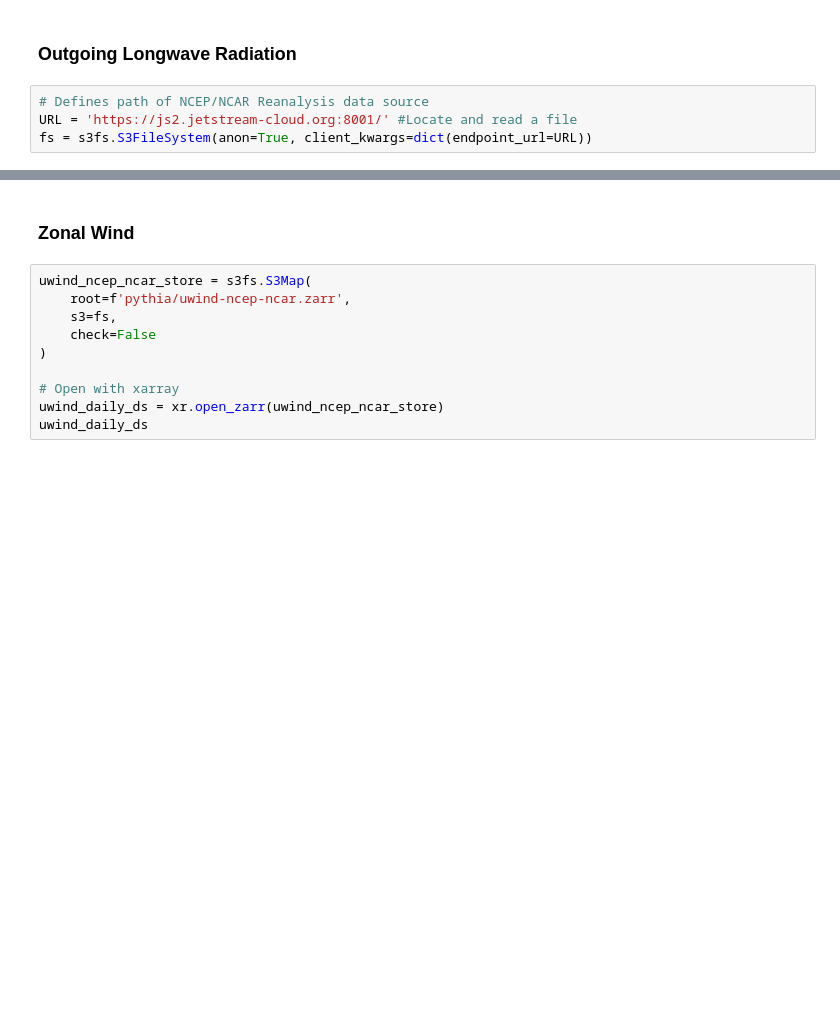
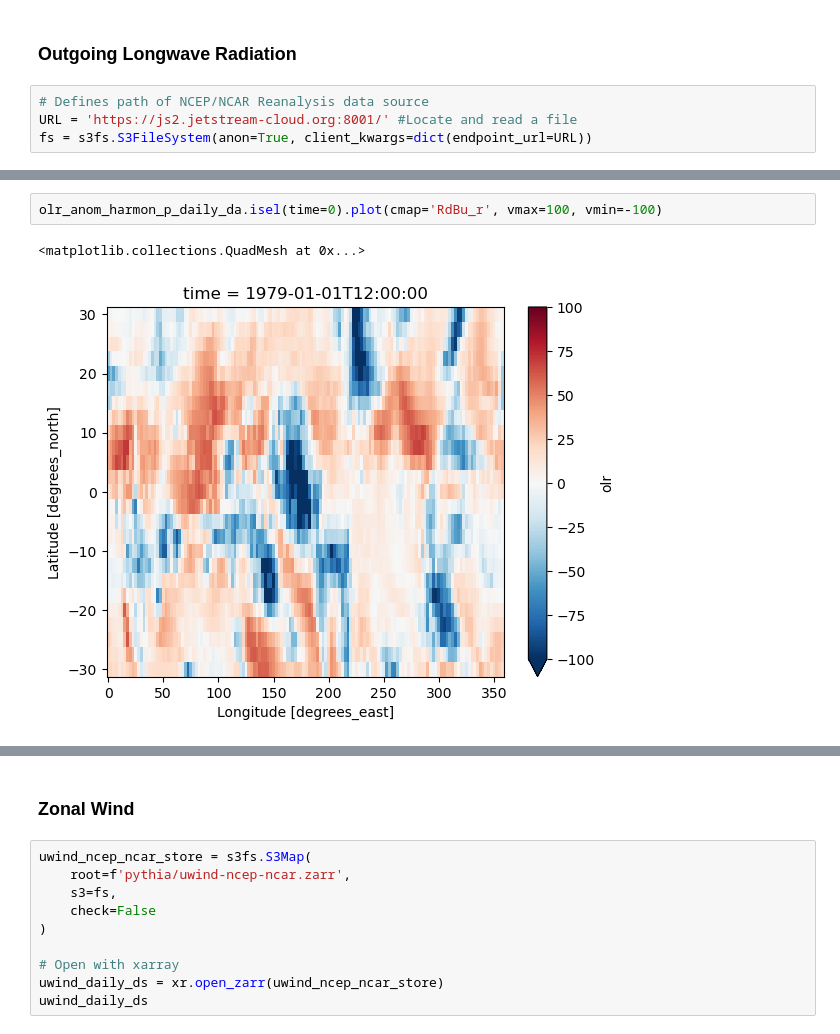
Before and after one commit to r-ford/spectral-analysis-cookbook, a Jupyter notebook: notebooks/ml-application.ipynb, the cells around one changed output, grey strips where cells are left out. Cells and saved outputs as stored; diff of their text form; blank space fills up the shorter version.

```diff
--- a/notebooks/ml-application.ipynb
+++ b/notebooks/ml-application.ipynb
@@ -129,0 +431,5 @@ conservative
+# %%
+olr_anom_harmon_p_daily_da.isel(time=0).plot(cmap='RdBu_r', vmax=100, vmin=-100)
+# %% [output]
+<matplotlib.collections.QuadMesh at 0x...>
+[figure, added]
```
Also changed, not shown: parts of 26 cells of this notebook, 1 other file.
